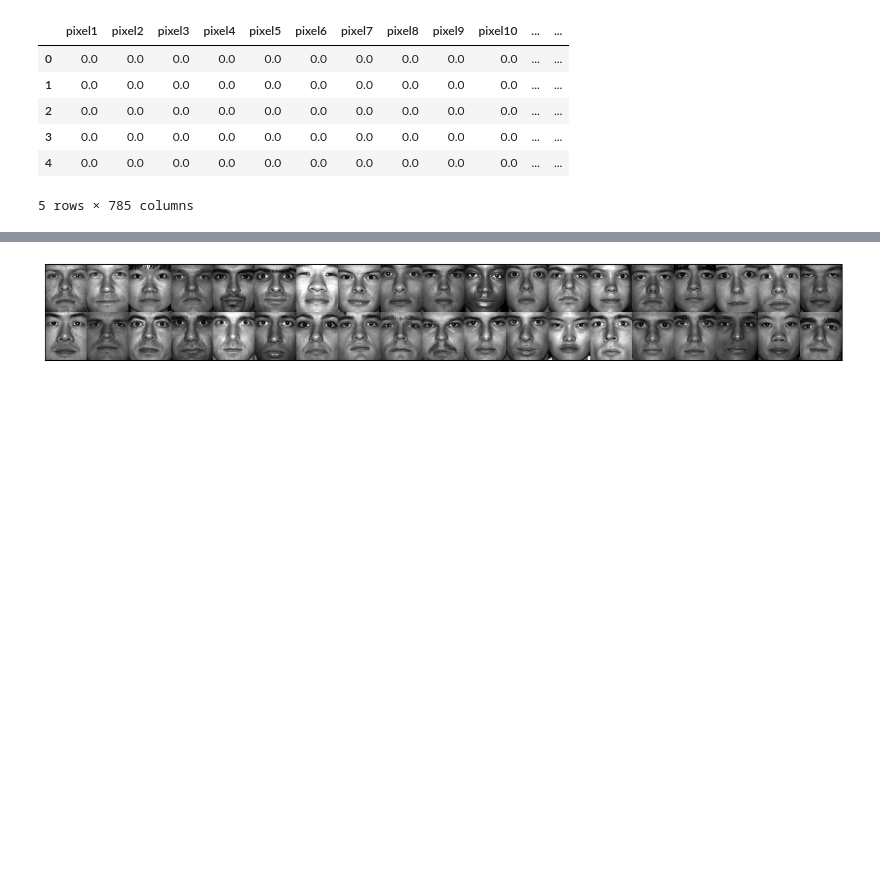
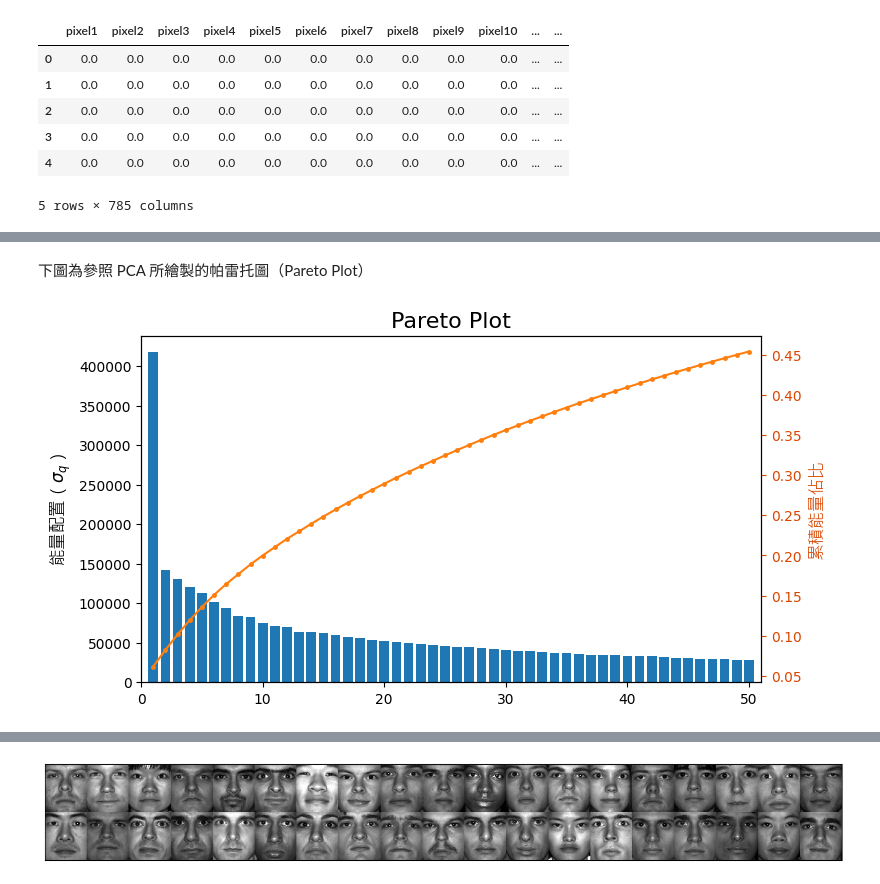
Before and after one commit to amy10202808/1112ShallowMachineLearning, a Jupyter notebook: hw2SVD_Image/hw2_711133117_陳怡升_PCA_SVD_in_Image.ipynb, the cells around one changed output, grey strips where cells are left out. Cells and saved outputs as stored; diff of their text form; code cells hidden in the pictures; blank space fills up the shorter version.

```diff
--- a/hw2SVD_Image/hw2_711133117_陳怡升_PCA_SVD_in_Image.ipynb
+++ b/hw2SVD_Image/hw2_711133117_陳怡升_PCA_SVD_in_Image.ipynb
@@ -300,0 +340,17 @@ def montage(A, m, n, sz):
+# %% [markdown]
+下圖為參照 PCA 所繪製的帕雷托圖（Pareto Plot）
+# %%
+fig, ax = plt.subplots(1,1, figsize=(8,4.5))
+x = np.arange(q)+1
+ax.bar(x, np.diagonal(S)[:q])
+# ax.set_xlabel('Component Number', fontsize=12)
+ax.set_ylabel(r'能量配置（$\sigma_q$）', fontsize=12, fontname="Microsoft JhengHei")
+ax.set_title('Pareto Plot', fontsize=16)
+ax2 = ax.twinx()
+ax2.plot(x, np.diagonal(S)[:q].cumsum()/np.diagonal(S).sum(), marker='o', color='C1', markersize=2.5, linestyle='-')
+ax2.tick_params(axis='y', colors='#D94600')
+ax2.set_ylabel('累積能量佔比', fontsize=12, color="#D94600", fontname="Microsoft JhengHei")
+plt.xlim(0,q+1)
+plt.show()
+# %% [output]
+[figure, added]
```
Also changed, not shown: parts of 72 cells of this notebook, 1 other file.
